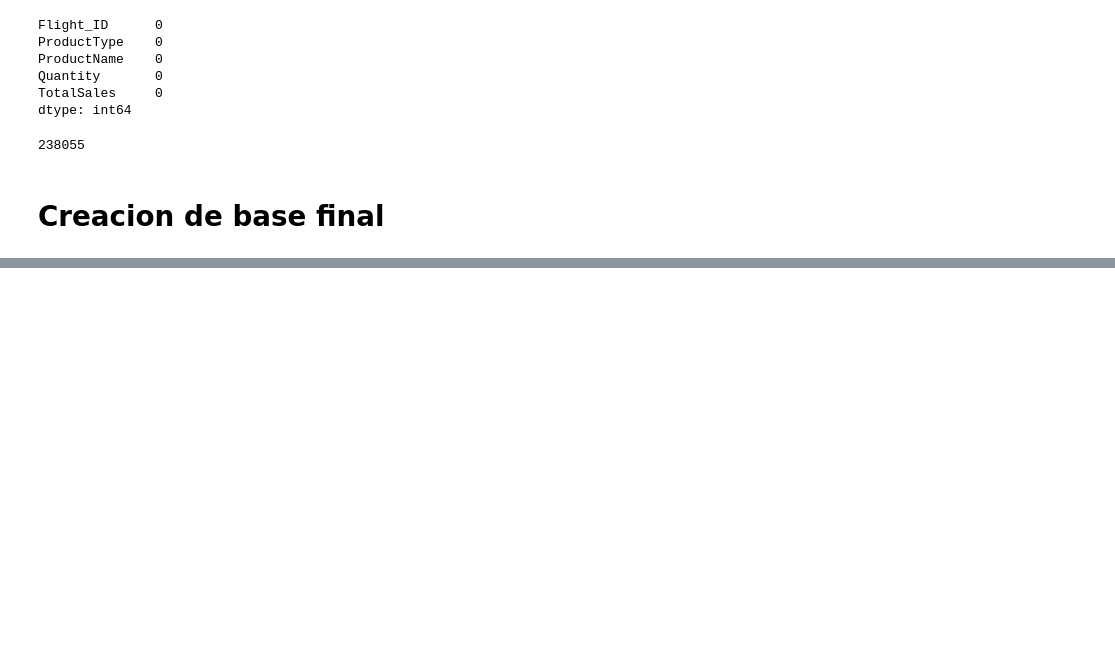
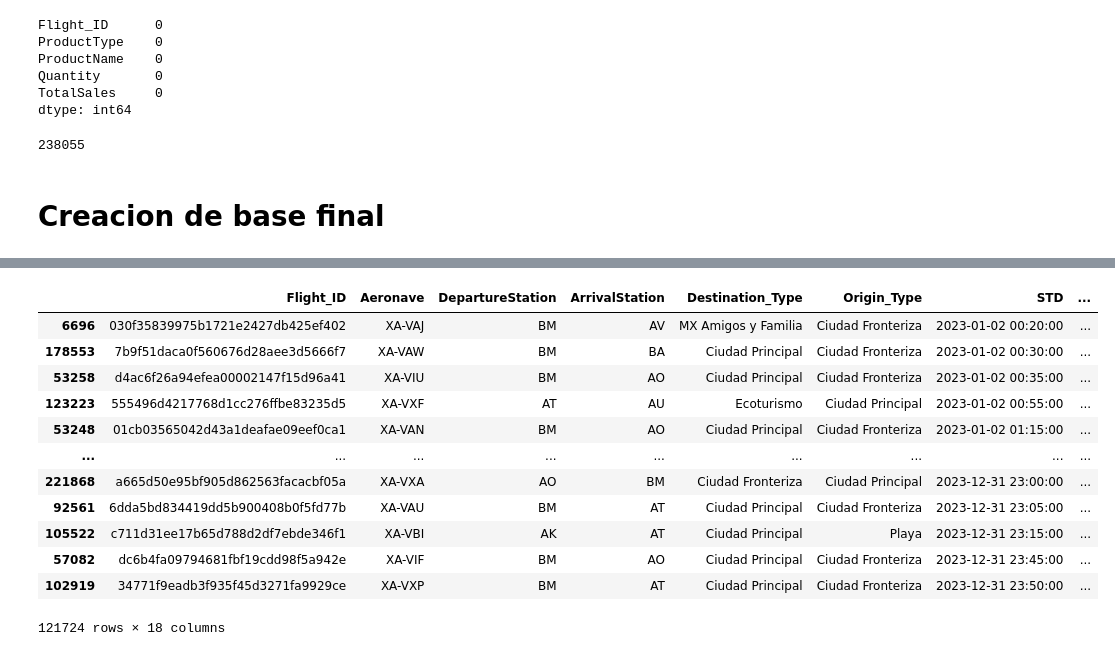
Before and after one commit to alvaronieto02/Datathon-Viva-Aerobus-Milonga, a Jupyter notebook: Dylan/Exploracion Datathon.ipynb, the cells around one changed output, grey strips where cells are left out. Saved outputs shown, nothing was run; the diff lists cells and outputs as text; code cells hidden in the pictures; blank space fills up the shorter version.

Commit message:
FIRST MODEL NNN

```diff
--- a/Dylan/Exploracion Datathon.ipynb
+++ b/Dylan/Exploracion Datathon.ipynb
@@ -125,0 +149,20 @@ display(comprasxvuelo)
+# %%
+categorias = df_final[['Flight_ID','Route','Time']]
+numericas = df_final[['Mes','TotalSales']]
+
+encoder = LabelEncoder()  #Codificador de categorias
+categorias = categorias.apply(encoder.fit_transform) #Codificacion
+
+X = pd.concat([pd.DataFrame(numericas), categorias], axis=1) #Inputs array
+Y = df_final['Occupation fraction']  #Output
+# %%
+X_train, X_test, y_train, y_test = train_test_split(X, Y, test_size=0.2, random_state=20)  #Particion de los datos de output en entrenamiento y prueba
+
+model = tf.keras.Sequential([
+    tf.keras.layers.Dense(64, activation='relu', input_shape=(X_train.shape[1],)),  #Modelo de red neuronal con 3 capas
+    tf.keras.layers.Dense(32, activation='relu'),
+    tf.keras.layers.Dense(1)
+])
+
+model.compile(optimizer = 'adam', loss = 'mean_squared_error')   #Compilador del modelo, optimizador y funcion de error
+model.fit(X_train, y_train, epochs=40, batch_size=32, validation_data=(X_test, y_test))  #Entrenamiento
@@ -125,0 +189,6 @@ display(comprasxvuelo)
+# %%
+prediccion_23 = model.predict(X)
+prediccion_23 = prediccion_23.flatten()
+df_final['Neurona'] = prediccion_23
+display(df_final)
+# %% [output]
@@ -125,0 +196,13 @@ display(comprasxvuelo)
+|  | Flight_ID | Aeronave | DepartureStation | ArrivalStation | Destination_Type | Origin_Type | STD | ... |
+| 6696 | 030f35839975b1721e2427db425ef402 | XA-VAJ | BM | AV | MX Amigos y Familia | Ciudad Fronteriza | 2023-01-02 00:20:00 | ... |
+| 178553 | 7b9f51daca0f560676d28aee3d5666f7 | XA-VAW | BM | BA | Ciudad Principal | Ciudad Fronteriza | 2023-01-02 00:30:00 | ... |
+| 53258 | d4ac6f26a94efea00002147f15d96a41 | XA-VIU | BM | AO | Ciudad Principal | Ciudad Fronteriza | 2023-01-02 00:35:00 | ... |
+| 123223 | 555496d4217768d1cc276ffbe83235d5 | XA-VXF | AT | AU | Ecoturismo | Ciudad Principal | 2023-01-02 00:55:00 | ... |
+| 53248 | 01cb03565042d43a1deafae09eef0ca1 | XA-VAN | BM | AO | Ciudad Principal | Ciudad Fronteriza | 2023-01-02 01:15:00 | ... |
+| ... | ... | ... | ... | ... | ... | ... | ... | ... |
+| 221868 | a665d50e95bf905d862563facacbf05a | XA-VXA | AO | BM | Ciudad Fronteriza | Ciudad Principal | 2023-12-31 23:00:00 | ... |
+| 92561 | 6dda5bd834419dd5b900408b0f5fd77b | XA-VAU | BM | AT | Ciudad Principal | Ciudad Fronteriza | 2023-12-31 23:05:00 | ... |
+| 105522 | c711d31ee17b65d788d2df7ebde346f1 | XA-VBI | AK | AT | Ciudad Principal | Playa | 2023-12-31 23:15:00 | ... |
+| 57082 | dc6b4fa09794681fbf19cdd98f5a942e | XA-VIF | BM | AO | Ciudad Principal | Ciudad Fronteriza | 2023-12-31 23:45:00 | ... |
+| 102919 | 34771f9eadb3f935f45d3271fa9929ce | XA-VXP | BM | AT | Ciudad Principal | Ciudad Fronteriza | 2023-12-31 23:50:00 | ... |
+121724 rows × 18 columns
```
Also changed, not shown: parts of 7 cells of this notebook.
